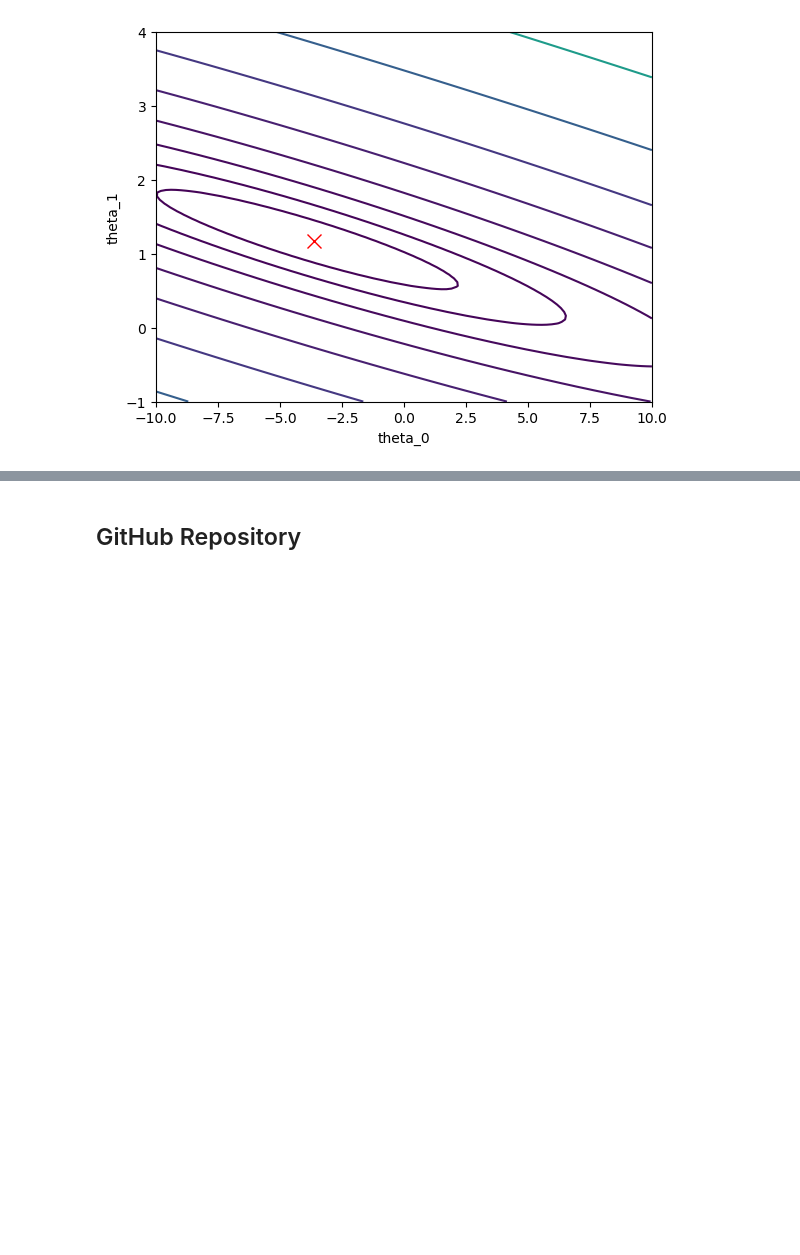
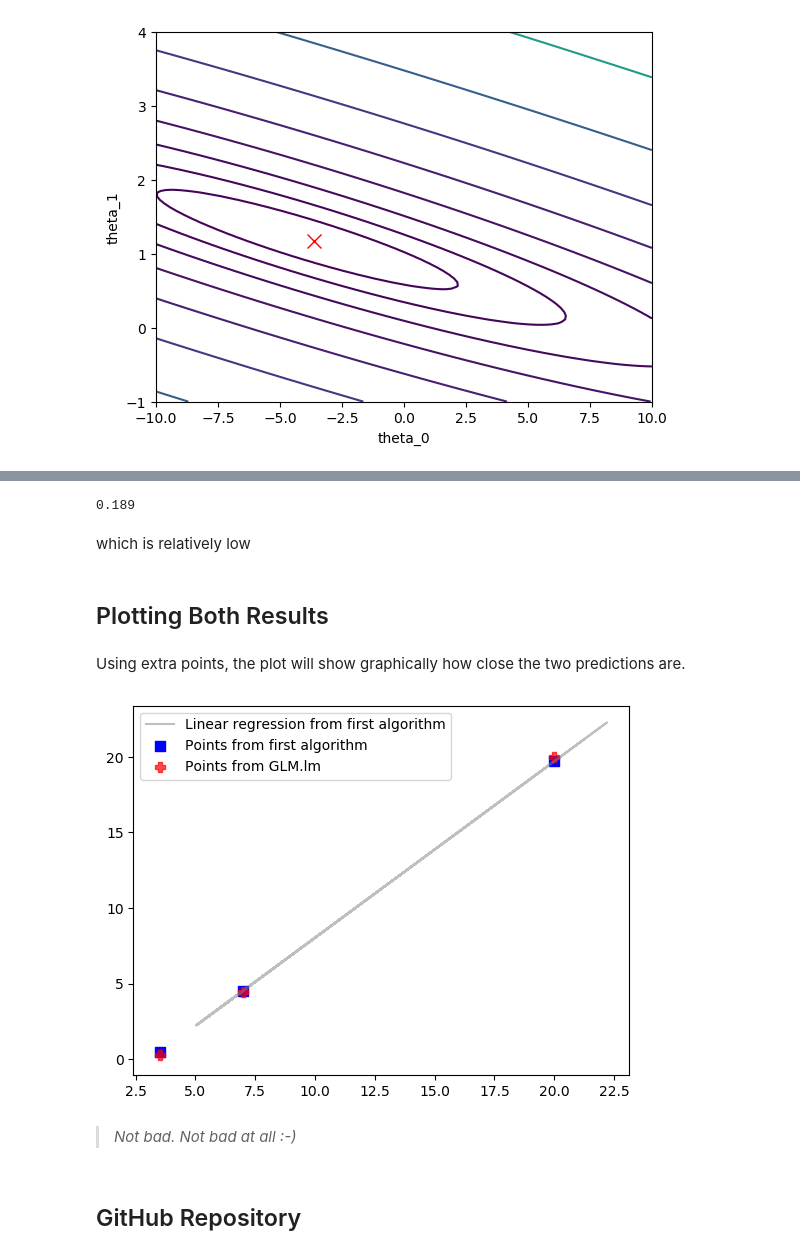
Before and after one commit to pythongus/machine_learning_with_julia, a Jupyter notebook: ex1/Machine Learning - Exercise 1.ipynb, the cells around one changed output, grey strips where cells are left out. Saved outputs shown, nothing was run; the diff lists cells and outputs as text; code cells hidden in the pictures; blank space fills up the shorter version.

```diff
--- a/ex1/Machine Learning - Exercise 1.ipynb
+++ b/ex1/Machine Learning - Exercise 1.ipynb
@@ -265,0 +302,2 @@ plot(theta[1], theta[2], marker="x", markerSize=10, color="red");
+# %%
+new_prediction1 = predict(modelLM, DataFrame(X=3.5))
@@ -265,0 +307,2 @@ plot(theta[1], theta[2], marker="x", markerSize=10, color="red");
+# %%
+new_prediction2 = predict(modelLM, DataFrame(X=7))
@@ -265,0 +326,2 @@ plot(theta[1], theta[2], marker="x", markerSize=10, color="red");
+# %%
+pred12 = DataFrame(y=[predict1[1], predict2[1]])
@@ -265,0 +334,2 @@ plot(theta[1], theta[2], marker="x", markerSize=10, color="red");
+# %%
+new_pred12 = DataFrame(y=[new_prediction1[1], new_prediction2[1]])
@@ -266,3 +342,26 @@ plot(theta[1], theta[2], marker="x", markerSize=10, color="red");
+# %%
+RSQE = round(sqrt(sum(map((x) -> x ^ 2 , (pred12.y - new_pred12.y)))), sigdigits=3)
+# %% [output]
+0.189
+# %% [markdown]
+which is relatively low
+# %% [markdown]
+## Plotting Both Results
+# %% [markdown]
+Using extra points, the plot will show graphically how close the two predictions are.
+# %%
+plot(X[:, 2], X * theta, "-", markerSize=2, color="grey", alpha=0.5);
+scatter([3.5, 7], pred12.y, color="blue", marker="s", s=50);
+scatter([3.5 7], new_pred12.y, marker="P", alpha=0.7, color="red", s=50);
+scatter([20], [1 20] * theta, marker="s", color="blue", s=50);
+scatter([20], predict(modelLM, DataFrame(X=20)), marker="P", alpha=0.7, color="red", s=50);
+legend(["Linear regression from first algorithm",
+        "Points from first algorithm",
+        "Points from GLM.lm"]);
+# %% [output]
+[figure, added]
+# %% [markdown]
+> *Not bad. Not bad at all :-)*
 # %% [markdown]
 ## GitHub Repository
 # %% [markdown]
```
Also changed, not shown: parts of 39 cells of this notebook.
